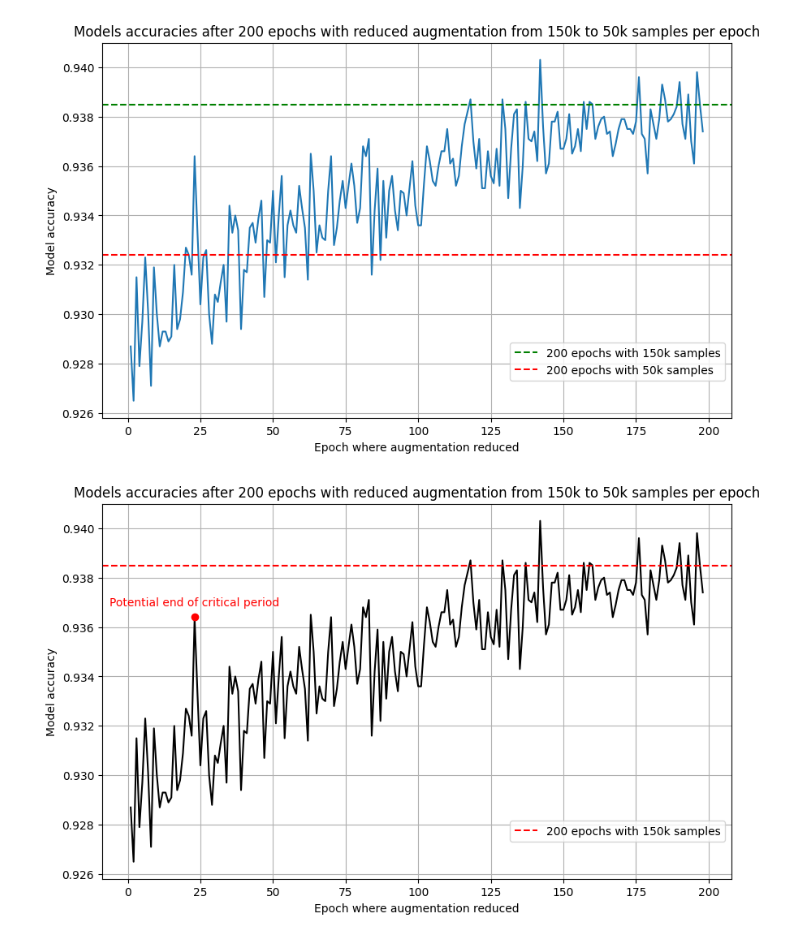
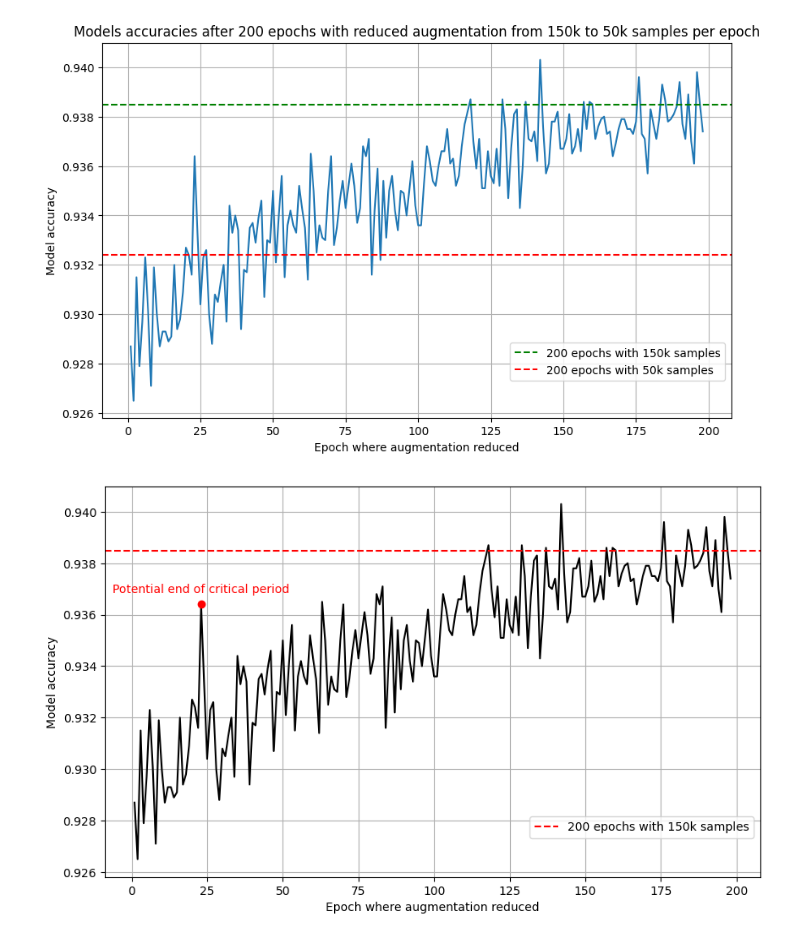
Before and after one commit to baunilhamarga/critical-periods, a Jupyter notebook: plots/no_aug_plot.ipynb, the cells around one changed output. Saved outputs shown, nothing was run; the diff lists cells and outputs as text; code cells hidden in the pictures.

Commit message:
📈 remove plot title

```diff
--- a/plots/no_aug_plot.ipynb
+++ b/plots/no_aug_plot.ipynb
@@ -46,30 +46,30 @@ plt.show()
 # %%
 # Plot
 plt.figure(figsize=(10, 6))
 plt.plot(epochs[1:-1], accuracies[1:-1], color='black')
 plt.axhline(y=accuracies[-1], color='r', linestyle='--', label=f'{n} epochs with {k_hi*original_train_size//1000}k samples')
 
 # Highlight epoch 24 with a red circle
 epoch_to_highlight = 23
 accuracy_at_highlight = accuracies[epoch_to_highlight]
 plt.scatter(epoch_to_highlight, accuracy_at_highlight, color='red', zorder=5)
 plt.annotate(f'Potential end of critical period', (epoch_to_highlight, accuracy_at_highlight), textcoords="offset points", xytext=(0,10), ha='center', color='red')
 
 # Move the legend to the top right corner outside the plot
 plt.legend(loc='lower right', bbox_to_anchor=(0.99, 0.1), borderaxespad=0.)
 
 # Title and labels
-plt.title(f'Models accuracies after {n} epochs with reduced augmentation from {k_hi*original_train_size//1000}k to {k_lo*original_train_size//1000}k samples per epoch')
+#plt.title(f'Models accuracies after {n} epochs with reduced augmentation from {k_hi*original_train_size//1000}k to {k_lo*original_train_size//1000}k samples per epoch')
 plt.xlabel('Epoch where augmentation reduced')
 plt.ylabel('Model accuracy')
 
 # Enable grid
 plt.grid(True)
 
 # Save the plot
 plt.savefig(f'./figures/{model}_{dataset}_critical_oracle.pdf', format='pdf', bbox_inches='tight')
 
 # Show the plot
 plt.show()
 # %% [output]
-[figure, old version]
+[figure, new version]
```
Also changed, not shown: 1 other file.
